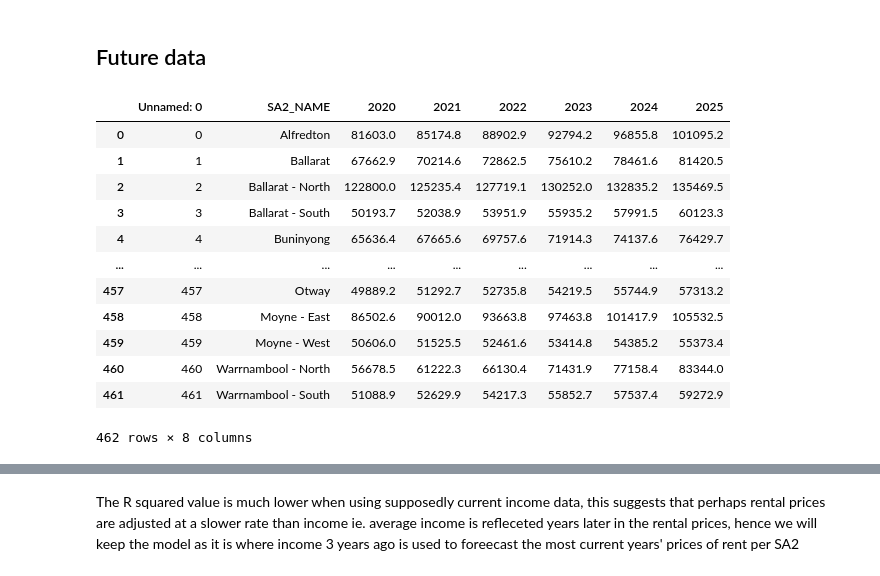
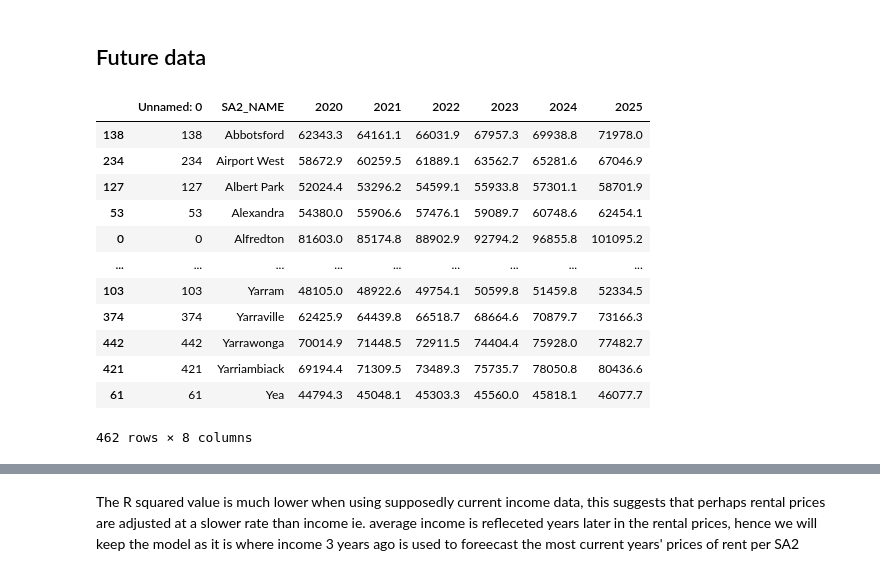
Before and after one commit to MAST30034-Applied-Data-Science/generic-real-estate-consulting-project-18, a Jupyter notebook: notebooks/Summary_notebook.ipynb, the cells around one changed output, grey strips where cells are left out. Saved outputs shown, nothing was run; the diff lists cells and outputs as text; code cells hidden in the pictures.

```diff
--- a/notebooks/Summary_notebook.ipynb
+++ b/notebooks/Summary_notebook.ipynb
@@ -640,18 +665,18 @@ the OLS model seems to be a better fit in this case, so we will use this for our
 # read in future data for income
 future_income_data=pd.read_csv(main_directory+'data/curated/forecast_income_SA2.csv')
 # %%
-future_income_data
+future_income_data.sort_values(by = ['SA2_NAME'])
 # %% [output]
 |  | Unnamed: 0 | SA2_NAME | 2020 | 2021 | 2022 | 2023 | 2024 | 2025 |
+| 138 | 138 | Abbotsford | 62343.3 | 64161.1 | 66031.9 | 67957.3 | 69938.8 | 71978.0 |
+| 234 | 234 | Airport West | 58672.9 | 60259.5 | 61889.1 | 63562.7 | 65281.6 | 67046.9 |
+| 127 | 127 | Albert Park | 52024.4 | 53296.2 | 54599.1 | 55933.8 | 57301.1 | 58701.9 |
+| 53 | 53 | Alexandra | 54380.0 | 55906.6 | 57476.1 | 59089.7 | 60748.6 | 62454.1 |
 | 0 | 0 | Alfredton | 81603.0 | 85174.8 | 88902.9 | 92794.2 | 96855.8 | 101095.2 |
-| 1 | 1 | Ballarat | 67662.9 | 70214.6 | 72862.5 | 75610.2 | 78461.6 | 81420.5 |
-| 2 | 2 | Ballarat - North | 122800.0 | 125235.4 | 127719.1 | 130252.0 | 132835.2 | 135469.5 |
-| 3 | 3 | Ballarat - South | 50193.7 | 52038.9 | 53951.9 | 55935.2 | 57991.5 | 60123.3 |
-| 4 | 4 | Buninyong | 65636.4 | 67665.6 | 69757.6 | 71914.3 | 74137.6 | 76429.7 |
 | ... | ... | ... | ... | ... | ... | ... | ... | ... |
-| 457 | 457 | Otway | 49889.2 | 51292.7 | 52735.8 | 54219.5 | 55744.9 | 57313.2 |
-| 458 | 458 | Moyne - East | 86502.6 | 90012.0 | 93663.8 | 97463.8 | 101417.9 | 105532.5 |
-| 459 | 459 | Moyne - West | 50606.0 | 51525.5 | 52461.6 | 53414.8 | 54385.2 | 55373.4 |
-| 460 | 460 | Warrnambool - North | 56678.5 | 61222.3 | 66130.4 | 71431.9 | 77158.4 | 83344.0 |
-| 461 | 461 | Warrnambool - South | 51088.9 | 52629.9 | 54217.3 | 55852.7 | 57537.4 | 59272.9 |
+| 103 | 103 | Yarram | 48105.0 | 48922.6 | 49754.1 | 50599.8 | 51459.8 | 52334.5 |
+| 374 | 374 | Yarraville | 62425.9 | 64439.8 | 66518.7 | 68664.6 | 70879.7 | 73166.3 |
+| 442 | 442 | Yarrawonga | 70014.9 | 71448.5 | 72911.5 | 74404.4 | 75928.0 | 77482.7 |
+| 421 | 421 | Yarriambiack | 69194.4 | 71309.5 | 73489.3 | 75735.7 | 78050.8 | 80436.6 |
+| 61 | 61 | Yea | 44794.3 | 45048.1 | 45303.3 | 45560.0 | 45818.1 | 46077.7 |
 462 rows × 8 columns
```
Also changed, not shown: parts of 39 cells of this notebook, 2 other files.
